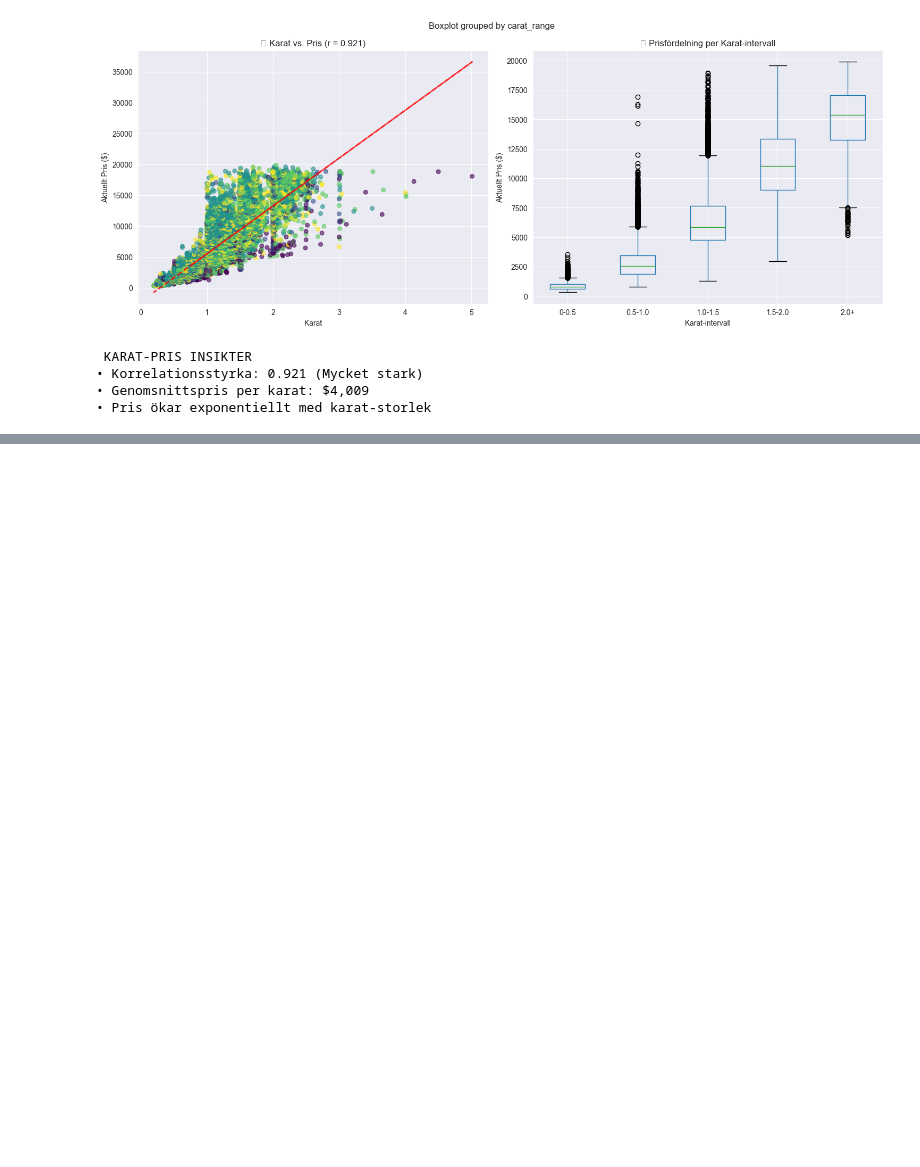
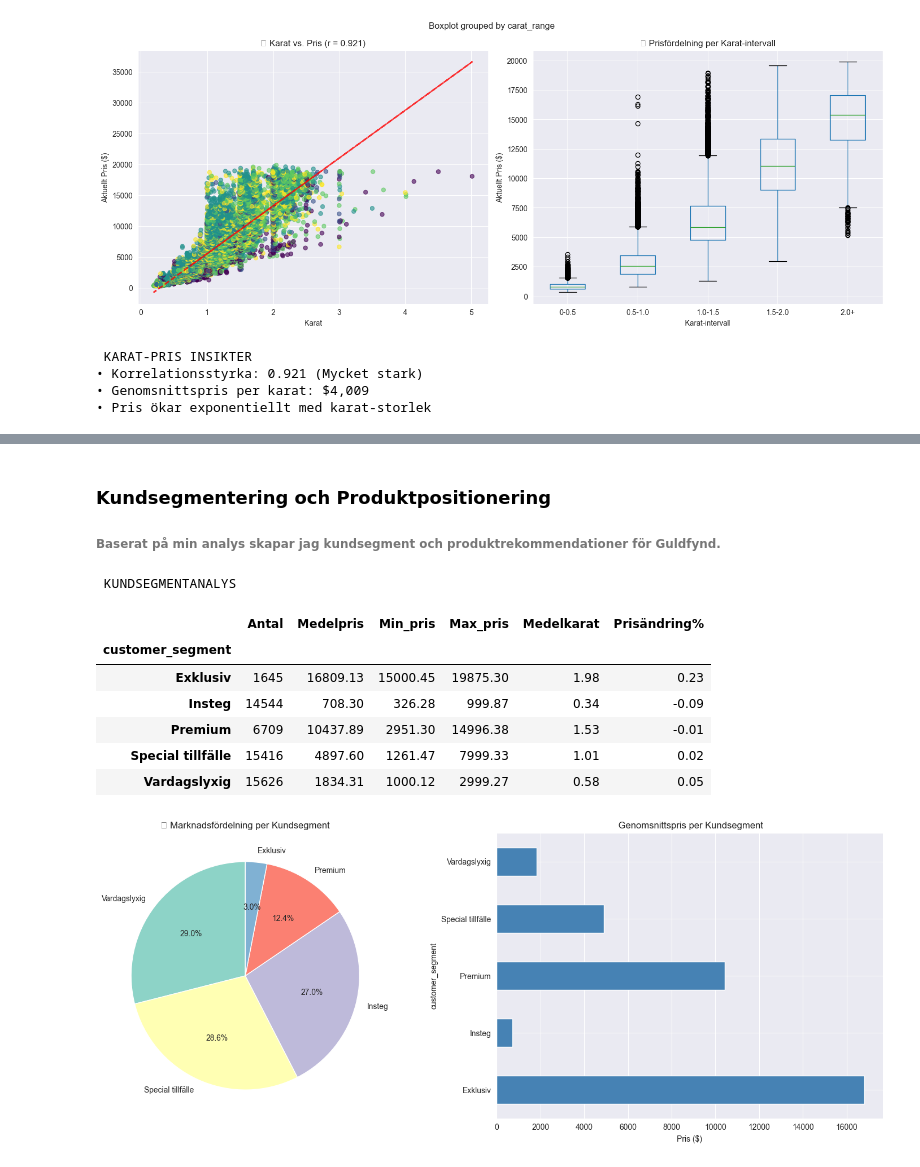
Before and after one commit to ShabanSulejmani/python_kunskapskontroll, a Jupyter notebook: del_2/Del_2_Guldfynd.ipynb, the cells around one changed output, grey strips where cells are left out. Saved outputs shown, nothing was run; the diff lists cells and outputs as text; code cells hidden in the pictures; blank space fills up the shorter version.

```diff
--- a/del_2/Del_2_Guldfynd.ipynb
+++ b/del_2/Del_2_Guldfynd.ipynb
@@ -316,0 +509,62 @@ print(f"• Pris ökar exponentiellt med karat-storlek")
+# %% [markdown]
+###  Kundsegmentering och Produktpositionering
+
+###### Baserat på min analys skapar jag kundsegment och produktrekommendationer för Guldfynd.
+# %%
+# Definiera kundsegment baserade på prisintervall och popularitet
+def classify_segment(row):
+    price = row['current_price']
+    carat = row['carat']
+
+    if price < 1000:
+        return "Insteg"
+    elif price < 3000 and carat < 1.0:
+        return "Vardagslyxig"
+    elif price < 8000 and carat < 1.5:
+        return "Special tillfälle"
+    elif price < 15000:
+        return "Premium"
+    else:
+        return "Exklusiv"
+
+df['customer_segment'] = df.apply(classify_segment, axis=1)
+
+# Segmentanalys
+segment_summary = df.groupby('customer_segment').agg({
+    'current_price': ['count', 'mean', 'min', 'max'],
+    'carat': 'mean',
+    'price_change': 'mean'
+}).round(2)
+
+segment_summary.columns = ['Antal', 'Medelpris', 'Min_pris', 'Max_pris', 'Medelkarat', 'Prisändring%']
+
+print(" KUNDSEGMENTANALYS")
+
+display(segment_summary)
+
+# Skapa segment-visualisering
+fig, (ax1, ax2) = plt.subplots(1, 2, figsize=(15, 6))
+
+# Pie chart för marknadsfördelning
+segment_counts = df['customer_segment'].value_counts()
+ax1.pie(segment_counts.values, labels=segment_counts.index, autopct='%1.1f%%',
+        startangle=90, colors=plt.cm.Set3.colors)
+ax1.set_title('🥧 Marknadsfördelning per Kundsegment')
+
+# Bar chart för genomsnittspris per segment
+segment_summary['Medelpris'].plot(kind='barh', ax=ax2, color='steelblue')
+ax2.set_title(' Genomsnittspris per Kundsegment')
+ax2.set_xlabel('Pris ($)')
+
+plt.tight_layout()
+plt.show()
+# %% [output]
+ KUNDSEGMENTANALYS
+|  | Antal | Medelpris | Min_pris | Max_pris | Medelkarat | Prisändring% |
+| customer_segment |  |  |  |  |  |  |
+| Exklusiv | 1645 | 16809.13 | 15000.45 | 19875.30 | 1.98 | 0.23 |
+| Insteg | 14544 | 708.30 | 326.28 | 999.87 | 0.34 | -0.09 |
+| Premium | 6709 | 10437.89 | 2951.30 | 14996.38 | 1.53 | -0.01 |
+| Special tillfälle | 15416 | 4897.60 | 1261.47 | 7999.33 | 1.01 | 0.02 |
+| Vardagslyxig | 15626 | 1834.31 | 1000.12 | 2999.27 | 0.58 | 0.05 |
+[figure, added]
```
Also changed, not shown: parts of 6 cells of this notebook, 1 other file.
